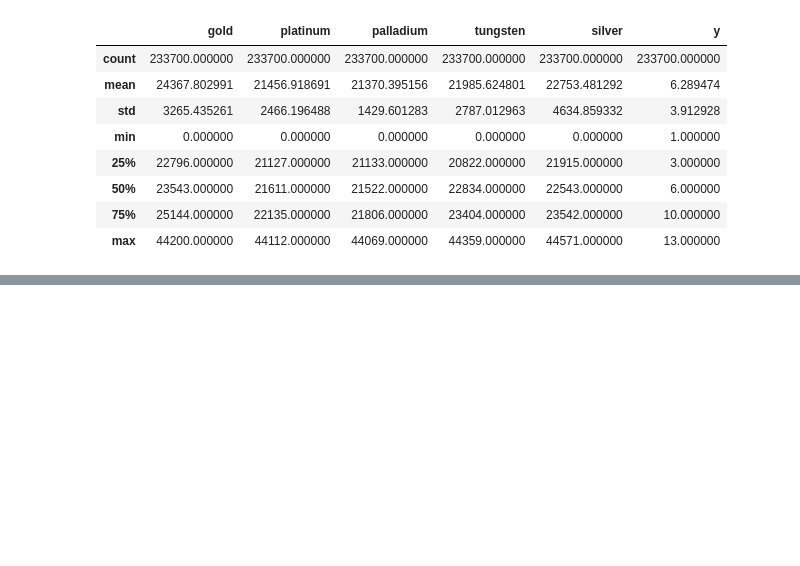
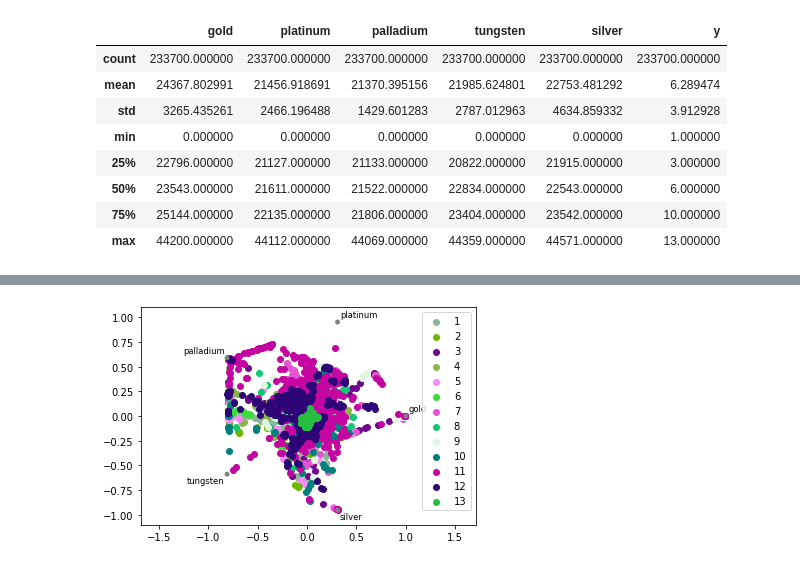
Before and after one commit to SalmaAshour24/SelectedTopicsProject, a Jupyter notebook: RF.ipynb, the cells around one changed output, grey strips where cells are left out. Cells and saved outputs as stored; diff of their text form; code cells hidden in the pictures; blank space fills up the shorter version.

```diff
--- a/RF.ipynb
+++ b/RF.ipynb
@@ -82,0 +82,6 @@ weighted avg       0.72      0.72      0.72     93480
+# %%
+from pandas.plotting import radviz
+plt.figure();
+radviz(df, "y");
+# %% [output]
+[figure, added]
```
Also changed, not shown: parts of 3 cells of this notebook.
